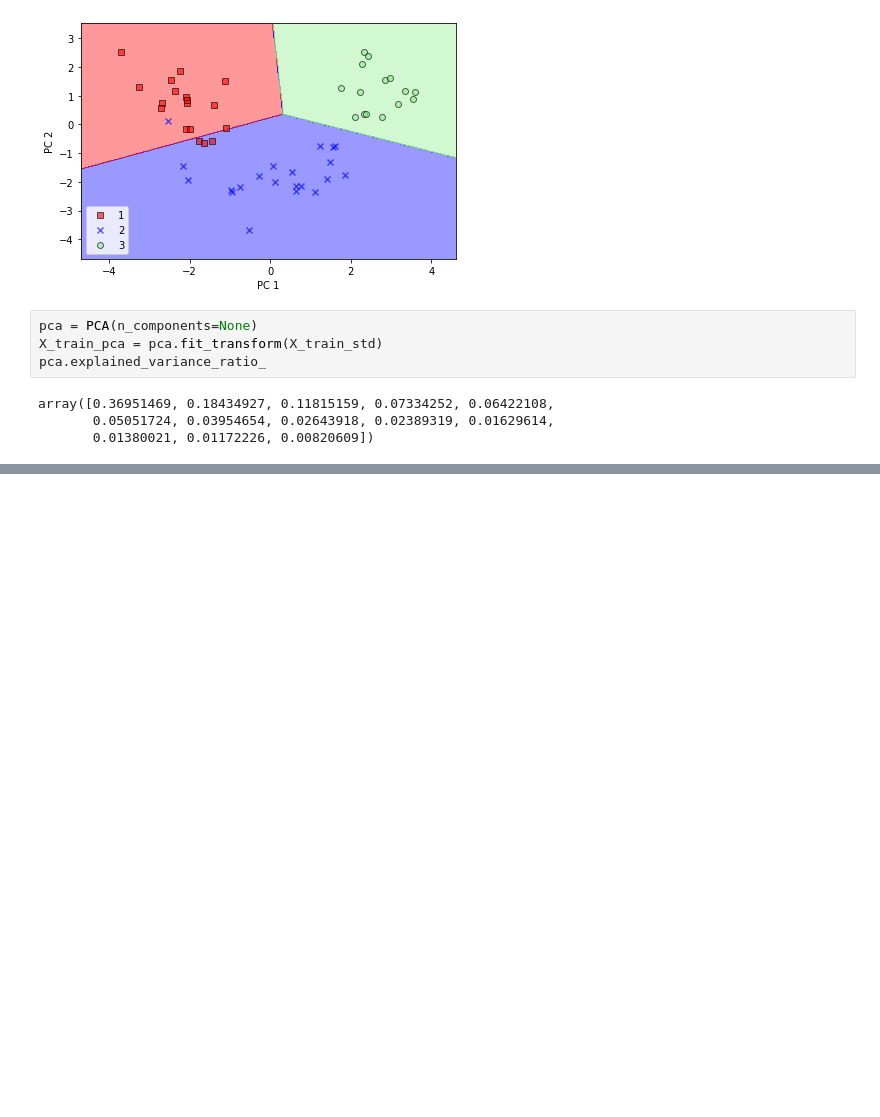
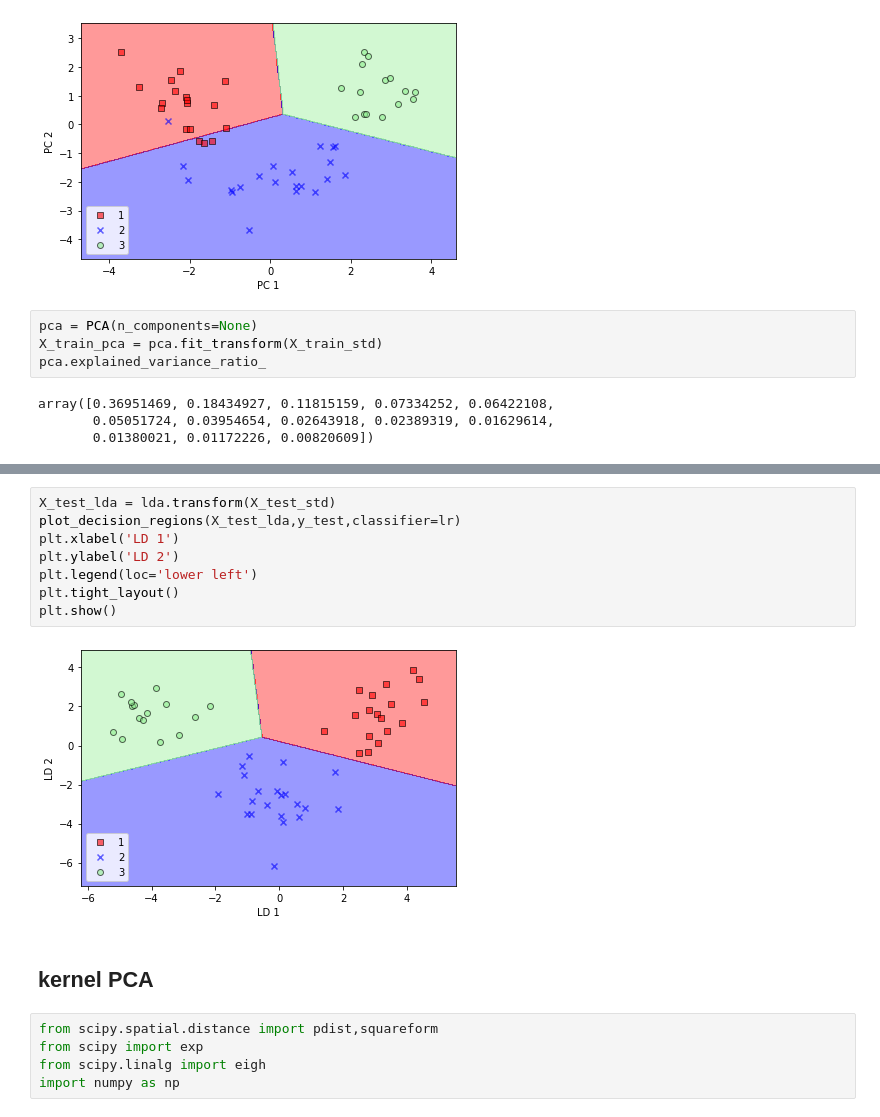
Before and after one commit to cyc123456789/Python_ML_Playground, a Jupyter notebook: Ch5.ipynb, the cells around one changed output, grey strips where cells are left out. Drawn from its saved outputs; the diff is of its cells as text; blank space fills up the shorter version.

Commit message:
CH5 Kernel PCA

```diff
--- a/Ch5.ipynb
+++ b/Ch5.ipynb
@@ -413,0 +429,17 @@ array([0.36951469, 0.18434927, 0.11815159, 0.07334252, 0.06422108,
+# %%
+X_test_lda = lda.transform(X_test_std)
+plot_decision_regions(X_test_lda,y_test,classifier=lr)
+plt.xlabel('LD 1')
+plt.ylabel('LD 2')
+plt.legend(loc='lower left')
+plt.tight_layout()
+plt.show()
+# %% [output]
+[figure, added]
+# %% [markdown]
+## kernel PCA
+# %%
+from scipy.spatial.distance import pdist,squareform
+from scipy import exp
+from scipy.linalg import eigh
+import numpy as np
```
Also changed, not shown: parts of 1 cell of this notebook.
